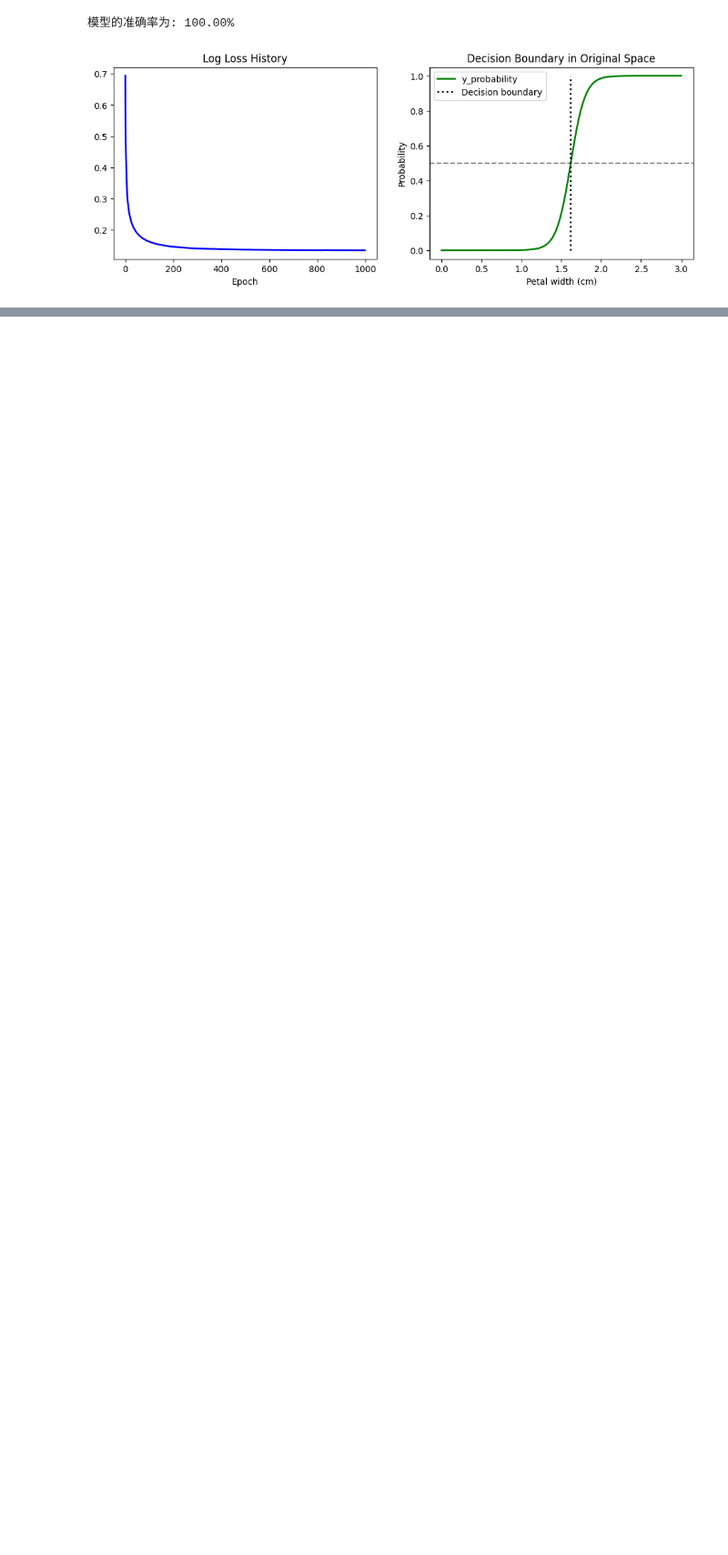
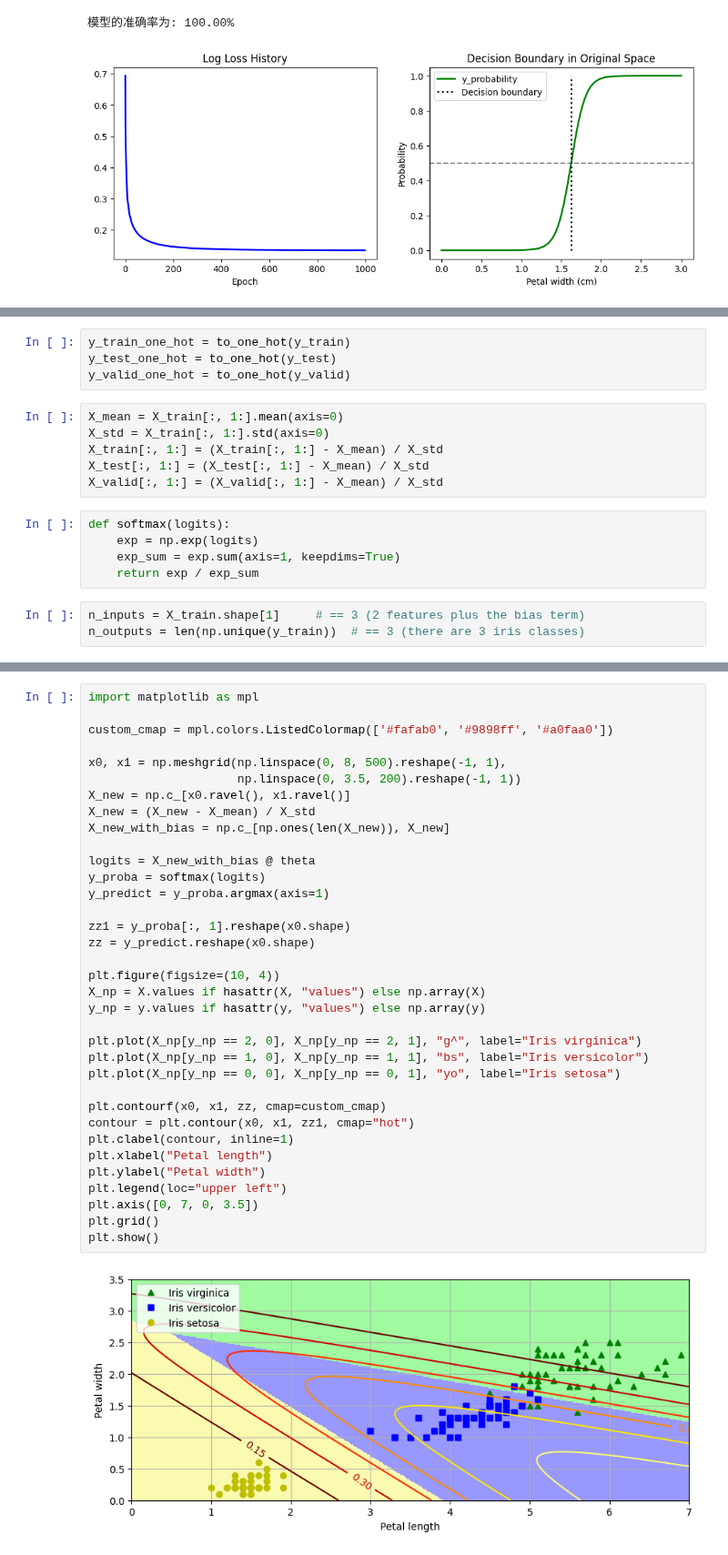
Before and after one commit to think2times/Fastrack, a Jupyter notebook: ai/homl/ch04/my_version.ipynb, the cells around one changed output, grey strips where cells are left out. Shown at 91% size. Drawn from its saved outputs; the diff is of its cells as text; blank space fills up the shorter version.

Commit message:
my version of softmax regression

```diff
--- a/ai/homl/ch04/my_version.ipynb
+++ b/ai/homl/ch04/my_version.ipynb
@@ -1117,0 +1152,18 @@ array([[-4.46774108],
+# %%
+y_train_one_hot = to_one_hot(y_train)
+y_test_one_hot = to_one_hot(y_test)
+y_valid_one_hot = to_one_hot(y_valid)
+# %%
+X_mean = X_train[:, 1:].mean(axis=0)
+X_std = X_train[:, 1:].std(axis=0)
+X_train[:, 1:] = (X_train[:, 1:] - X_mean) / X_std
+X_test[:, 1:] = (X_test[:, 1:] - X_mean) / X_std
+X_valid[:, 1:] = (X_valid[:, 1:] - X_mean) / X_std
+# %%
+def softmax(logits):
+    exp = np.exp(logits)
+    exp_sum = exp.sum(axis=1, keepdims=True)
+    return exp / exp_sum
+# %%
+n_inputs = X_train.shape[1]     # == 3 (2 features plus the bias term)
+n_outputs = len(np.unique(y_train))  # == 3 (there are 3 iris classes)
@@ -1117,0 +1223,37 @@ array([[-4.46774108],
+# %%
+import matplotlib as mpl
+
+custom_cmap = mpl.colors.ListedColormap(['#fafab0', '#9898ff', '#a0faa0'])
+
+x0, x1 = np.meshgrid(np.linspace(0, 8, 500).reshape(-1, 1),
+                     np.linspace(0, 3.5, 200).reshape(-1, 1))
+X_new = np.c_[x0.ravel(), x1.ravel()]
+X_new = (X_new - X_mean) / X_std
+X_new_with_bias = np.c_[np.ones(len(X_new)), X_new]
+
+logits = X_new_with_bias @ theta
+y_proba = softmax(logits)
+y_predict = y_proba.argmax(axis=1)
+
+zz1 = y_proba[:, 1].reshape(x0.shape)
+zz = y_predict.reshape(x0.shape)
+
+plt.figure(figsize=(10, 4))
+X_np = X.values if hasattr(X, "values") else np.array(X)
+y_np = y.values if hasattr(y, "values") else np.array(y)
+
+plt.plot(X_np[y_np == 2, 0], X_np[y_np == 2, 1], "g^", label="Iris virginica")
+plt.plot(X_np[y_np == 1, 0], X_np[y_np == 1, 1], "bs", label="Iris versicolor")
+plt.plot(X_np[y_np == 0, 0], X_np[y_np == 0, 1], "yo", label="Iris setosa")
+
+plt.contourf(x0, x1, zz, cmap=custom_cmap)
+contour = plt.contour(x0, x1, zz1, cmap="hot")
+plt.clabel(contour, inline=1)
+plt.xlabel("Petal length")
+plt.ylabel("Petal width")
+plt.legend(loc="upper left")
+plt.axis([0, 7, 0, 3.5])
+plt.grid()
+plt.show()
+# %% [output]
+[figure, added]
```
Also changed, not shown: parts of 9 cells of this notebook, 1 other file.
